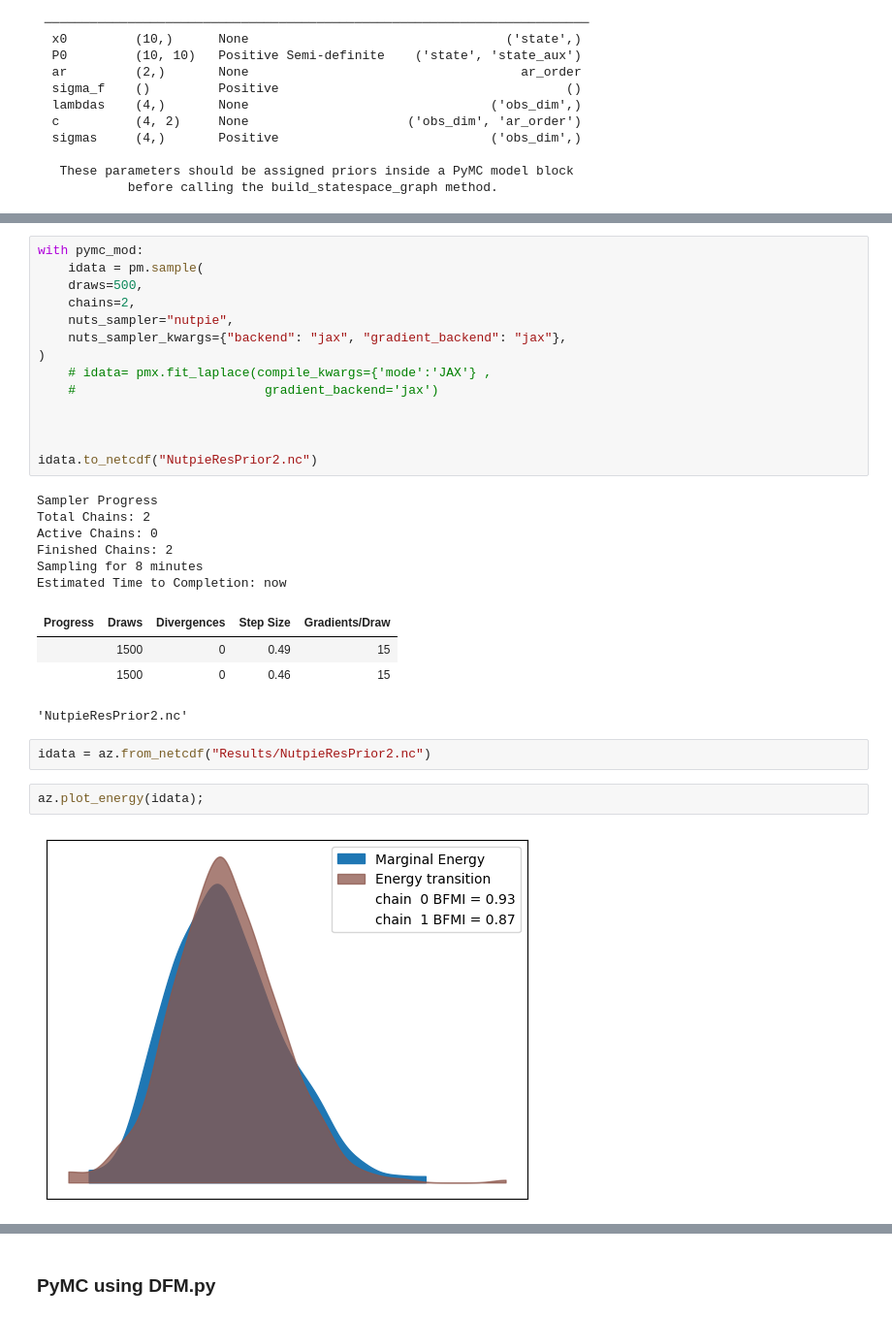
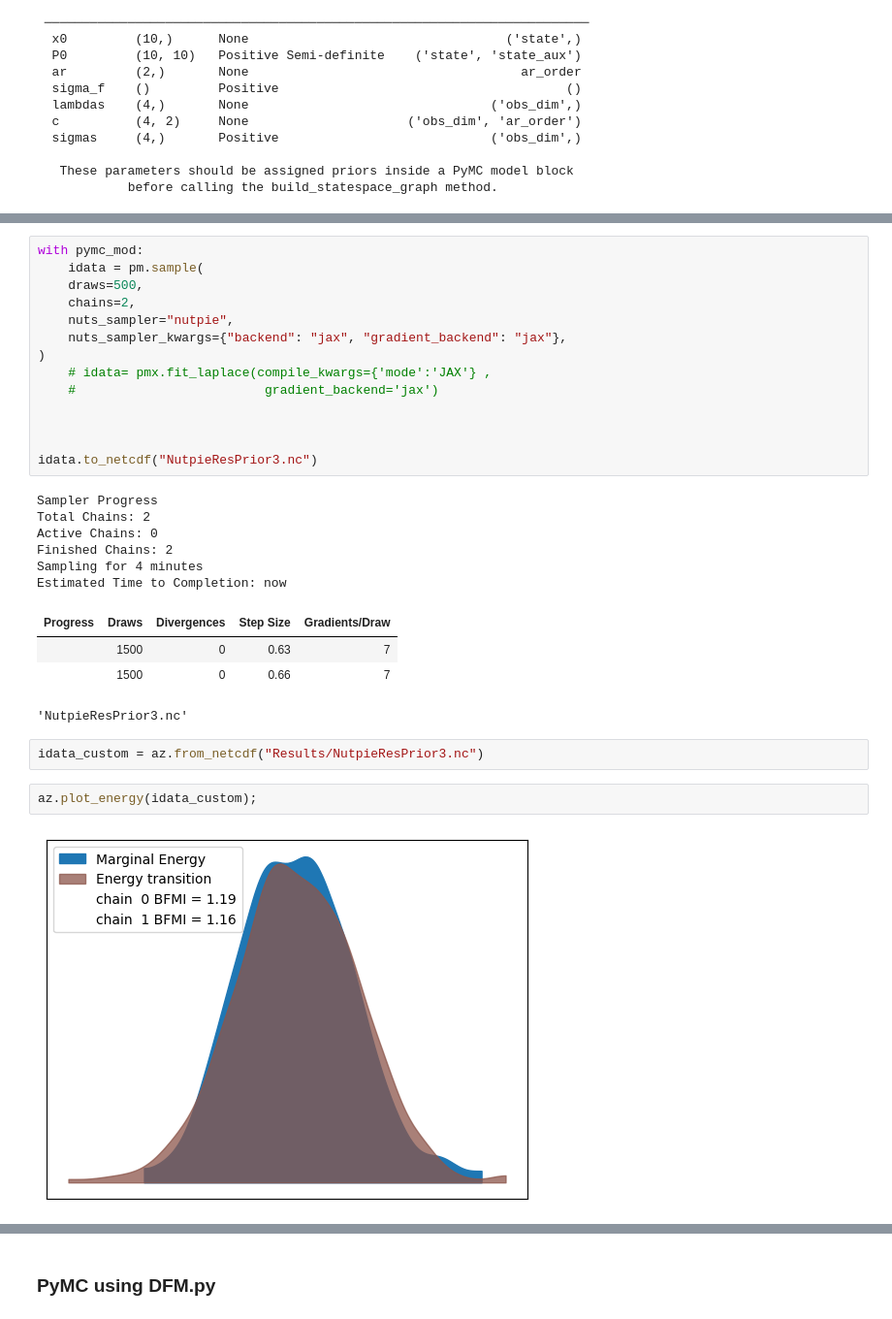
Before and after one commit to andreacate/GSoC2025_PyMC_extracode, a Jupyter notebook: DFM_comparison_Custom_vs_DFM_py.ipynb, the cells around one changed output, grey strips where cells are left out. Shown at 97% size. Saved outputs shown, nothing was run; the diff lists cells and outputs as text.

Commit message:
Update of comparison Custom vs DFM_py

```diff
--- a/DFM_comparison_Custom_vs_DFM_py.ipynb
+++ b/DFM_comparison_Custom_vs_DFM_py.ipynb
@@ -564,22 +565,22 @@ with pymc_mod:
 
 
 
-idata.to_netcdf("NutpieResPrior2.nc")
+idata.to_netcdf("NutpieResPrior3.nc")
 # %% [output]
 Sampler Progress
 Total Chains: 2
 Active Chains: 0
 Finished Chains: 2
-Sampling for 8 minutes
+Sampling for 4 minutes
 Estimated Time to Completion: now
 | Progress | Draws | Divergences | Step Size | Gradients/Draw |
-|  | 1500 | 0 | 0.49 | 15 |
-|  | 1500 | 0 | 0.46 | 15 |
+|  | 1500 | 0 | 0.63 | 7 |
+|  | 1500 | 0 | 0.66 | 7 |
-'NutpieResPrior2.nc'
+'NutpieResPrior3.nc'
 # %%
-idata = az.from_netcdf("Results/NutpieResPrior2.nc")
+idata_custom = az.from_netcdf("Results/NutpieResPrior3.nc")
 # %%
-az.plot_energy(idata);
+az.plot_energy(idata_custom);
 # %% [output]
-[figure, old version]
+[figure, new version]
 # %%
```
Also changed, not shown: parts of 29 cells of this notebook, 1 other file.
